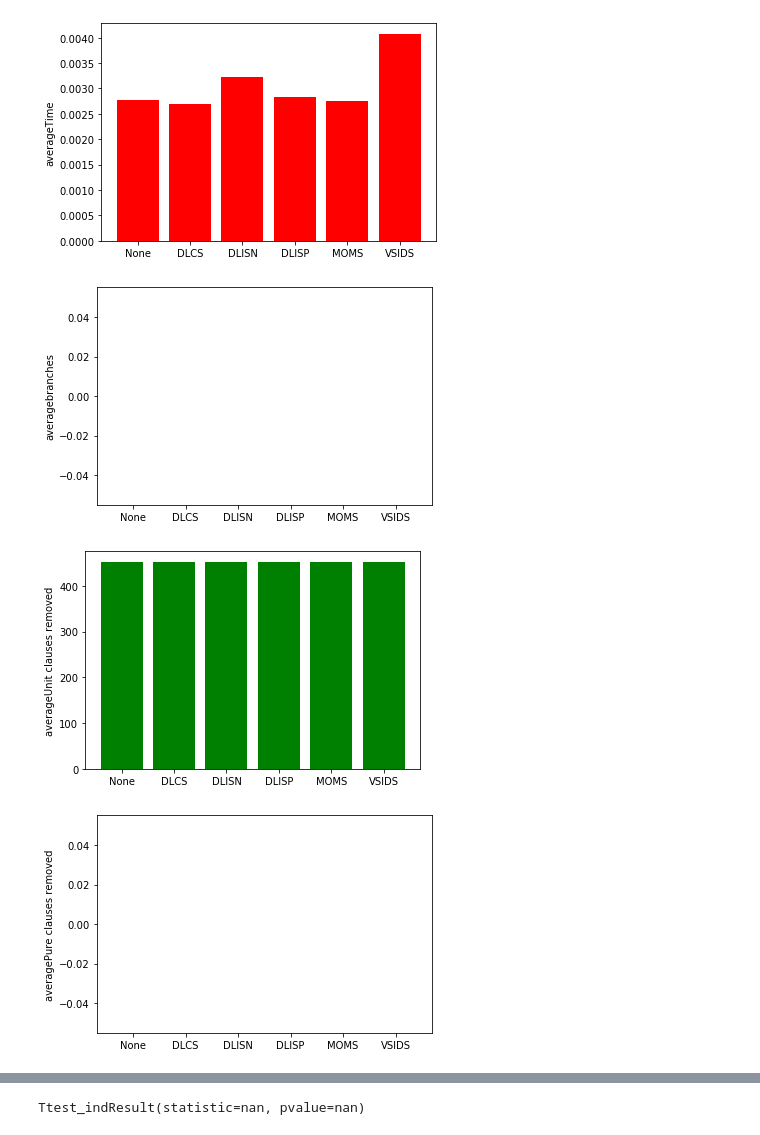
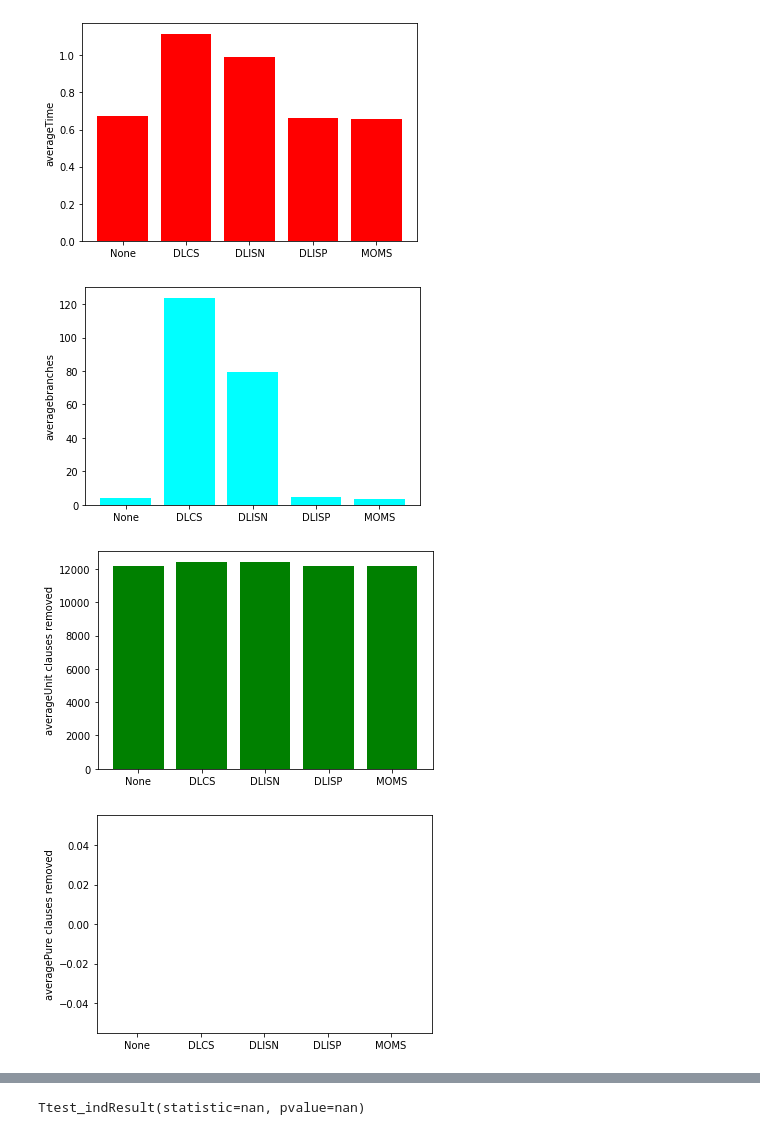
Before and after one commit to ramon284/SudokuSolvers, a Jupyter notebook: src/statistics_data/Statistics notebook.ipynb, the cells around one changed output, grey strips where cells are left out. Drawn from its saved outputs; the diff is of its cells as text; code cells hidden in the pictures.

Commit message:
removed vsids

```diff
--- a/src/statistics_data/Statistics notebook.ipynb
+++ b/src/statistics_data/Statistics notebook.ipynb
@@ -9,5 +9,5 @@ os. getcwd()
 # %%
-heuristics =['None', 'DLCS', 'DLISN', 'DLISP', 'MOMS', 'VSIDS']
+heuristics =['None', 'DLCS', 'DLISN', 'DLISP', 'MOMS']
 sizes = ['4x4', '9x9']
 for size in sizes:
     for heuristic in heuristics:
@@ -16,10 +16,6 @@ for size in sizes:
         #print(df)
         print(size + ' ',heuristic + ' mean time: ',df['Time'].mean(), ' branches: ',df['Branches'].mean())
     print('-------------------')
-
-filename = '9x9'+'/'+'VSIDS'+'.csv'
-df = pd.read_csv(filename)
-df.sort_values(by=["Time"]) ## yikes.
 # %% [output]
 4x4  None mean time:  0.0027707149982452  branches:  0.0
 4x4  DLCS mean time:  0.002700836896896323  branches:  0.0
@@ -51,32 +32,32 @@ df.sort_values(by=["Time"]) ## yikes.
 # %%
 def makebarplots(sudokuSize=9, time=[], branches=[],unitCRemoved=[],pureCRemoved=[],
                    colors = ['red', 'cyan', 'green', 'purple'],
                    elementNames = ['Time', 'branches', 'Unit clauses removed', 'Pure clauses removed'],
-                   heuristics =['None', 'DLCS', 'DLISN', 'DLISP', 'MOMS', 'VSIDS']
+                   heuristics =['None', 'DLCS', 'DLISN', 'DLISP', 'MOMS']
                    ):
     elements = [time, branches, unitCRemoved, pureCRemoved]
     for heuristic in heuristics:
         if(sudokuSize == 9):
             df = pd.read_csv('9x9/'+heuristic+'.csv')
         elif(sudokuSize == 4):
             df = pd.read_csv('4x4/'+heuristic+'.csv')
         time.append(df["Time"].mean())
         branches.append(df["Branches"].mean())
         unitCRemoved.append(df["Unit clauses removed"].mean())
         pureCRemoved.append(df["Pure clauses removed"].mean())
     for element, name, color in zip(elements, elementNames, colors):
         fig, ax = plt.subplots()
         ax.set_ylabel('average'+name)
         plt.bar(heuristics, element, color=color)
         plt.show()
 
-makebarplots(sudokuSize=4) ## if you call this function from another cell it's broken
+makebarplots(sudokuSize=9) ## if you call this function from another cell it's broken
                            ## also calling it twice at once breaks it, idk man something with matplotlib
 # %% [output]
-[figure, old version]
+[figure, new version]
-[figure, old version]
+[figure, new version]
-[figure, old version]
+[figure, new version]
-[figure, old version]
+[figure, new version]
 # %%
 time9=[]
 branches9 = []
```
Also changed, not shown: parts of 8 cells of this notebook.
